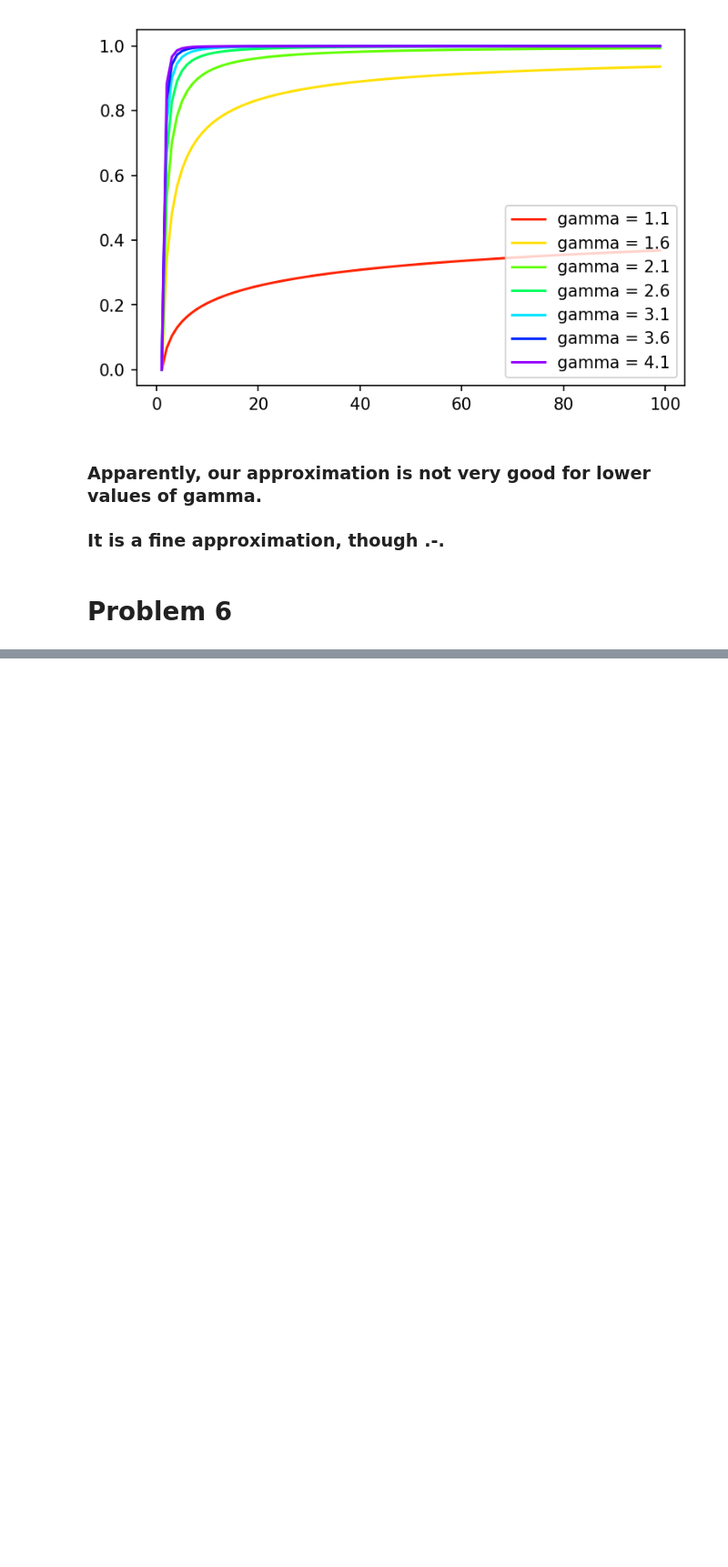
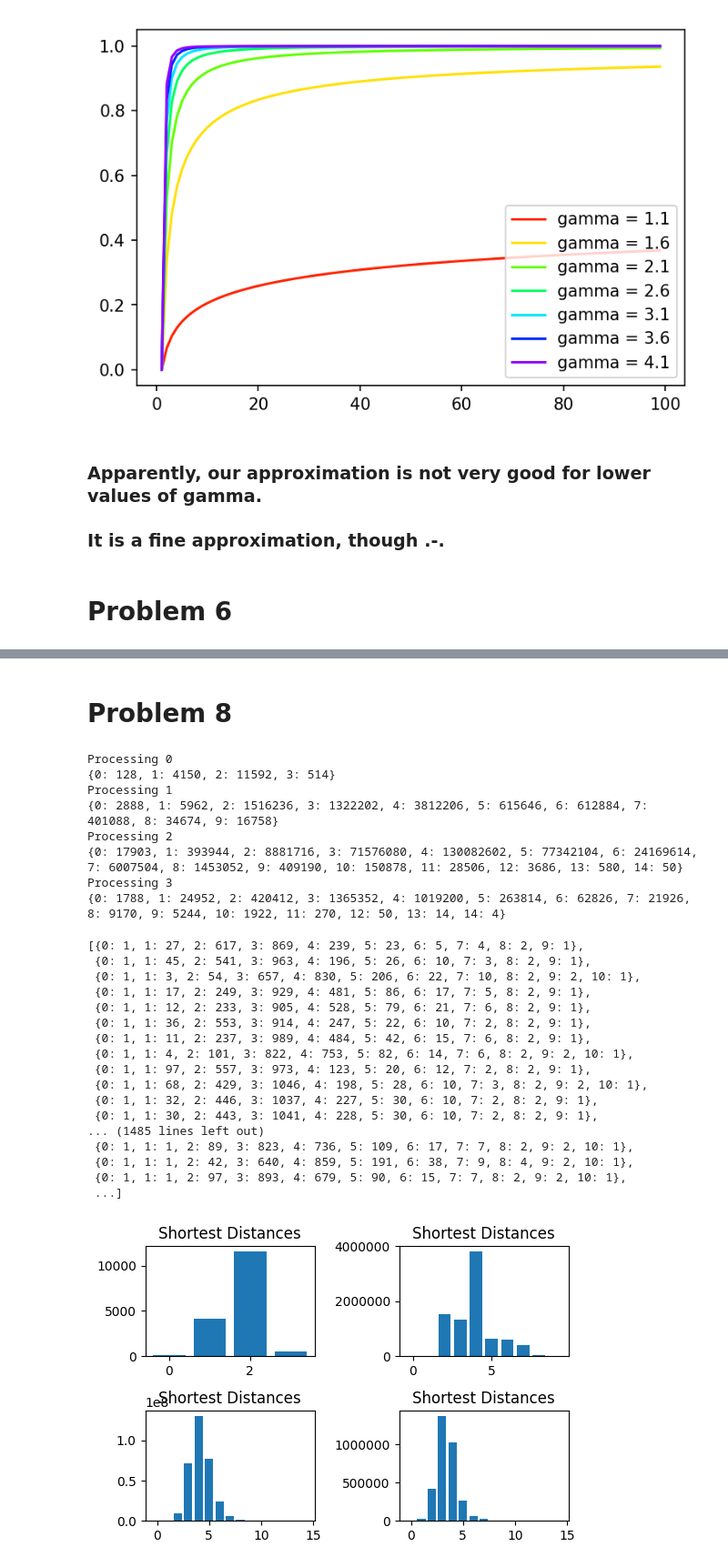
Before and after one commit to matheushjs/sandbox, a Jupyter notebook: complex_nets/lista1.ipynb, the cells around one changed output, grey strips where cells are left out. Shown at 91% size. Cells and saved outputs as stored; diff of their text form; code cells hidden in the pictures; blank space fills up the shorter version.

Commit message:
Do up to Problem 8

```diff
--- a/complex_nets/lista1.ipynb
+++ b/complex_nets/lista1.ipynb
@@ -530,0 +603,10 @@ plt.legend()
+# %%
+allNames = ["E-road", "Facebook", "astroPh", "Hamster"]
+
+for i in range(len(allG)):
+    print("==== " + allNames[i] + " ====")
+    print("Transitivity".center(30), nx.transitivity(allG[i]))
+    print("Avg. Clustering".center(30), nx.average_clustering(allG[i]))
+
+    clusters = list(dict(nx.clustering(allG[i])).values())
+    print("Max/Min Local Clustering".center(30), "{}/{}".format(np.max(clusters), np.min(clusters)))
@@ -530,0 +638,69 @@ plt.legend()
+# %% [markdown]
+# Problem 8
+# %%
+from multiprocessing import Pool
+
+fig, ax = plt.subplots(2, 2, dpi=100)
+ax = ax.ravel()
+plt.subplots_adjust(wspace=0.5, hspace=0.5)
+
+countList = []
+
+for i in range(len(allG)):
+    print("Processing", i)
+    G = allG[i]
+
+    def mapper(node):
+        dists = nx.single_source_shortest_path_length(G, node)
+        values = np.array(list(dict(dists).values()))
+        unique = np.unique(values)
+        counts = dict()
+        for i in unique:
+            counts[i] = np.sum(values == i)
+        return counts
+
+    with Pool(2) as p:
+        allCounts = p.map(mapper, [ node for node in G.nodes ])
+
+    myCounts = dict()
+    for count in allCounts:
+        for key in count.keys():
+            if key in myCounts.keys():
+                myCounts[key] += count[key]
+            else:
+                myCounts[key] = count[key]
+
+    print(myCounts)
+    countList.append(myCounts)
+
+    ax[i].set_title("Shortest Distances")
+    ax[i].bar(list(myCounts.keys()), list(myCounts.values()))
+
+countList
+# %% [output]
+Processing 0
+{0: 128, 1: 4150, 2: 11592, 3: 514}
+Processing 1
+{0: 2888, 1: 5962, 2: 1516236, 3: 1322202, 4: 3812206, 5: 615646, 6: 612884, 7: 401088, 8: 34674, 9: 16758}
+Processing 2
+{0: 17903, 1: 393944, 2: 8881716, 3: 71576080, 4: 130082602, 5: 77342104, 6: 24169614, 7: 6007504, 8: 1453052, 9: 409190, 10: 150878, 11: 28506, 12: 3686, 13: 580, 14: 50}
+Processing 3
+{0: 1788, 1: 24952, 2: 420412, 3: 1365352, 4: 1019200, 5: 263814, 6: 62826, 7: 21926, 8: 9170, 9: 5244, 10: 1922, 11: 270, 12: 50, 13: 14, 14: 4}
+[{0: 1, 1: 27, 2: 617, 3: 869, 4: 239, 5: 23, 6: 5, 7: 4, 8: 2, 9: 1},
+ {0: 1, 1: 45, 2: 541, 3: 963, 4: 196, 5: 26, 6: 10, 7: 3, 8: 2, 9: 1},
+ {0: 1, 1: 3, 2: 54, 3: 657, 4: 830, 5: 206, 6: 22, 7: 10, 8: 2, 9: 2, 10: 1},
+ {0: 1, 1: 17, 2: 249, 3: 929, 4: 481, 5: 86, 6: 17, 7: 5, 8: 2, 9: 1},
+ {0: 1, 1: 12, 2: 233, 3: 905, 4: 528, 5: 79, 6: 21, 7: 6, 8: 2, 9: 1},
+ {0: 1, 1: 36, 2: 553, 3: 914, 4: 247, 5: 22, 6: 10, 7: 2, 8: 2, 9: 1},
+ {0: 1, 1: 11, 2: 237, 3: 989, 4: 484, 5: 42, 6: 15, 7: 6, 8: 2, 9: 1},
+ {0: 1, 1: 4, 2: 101, 3: 822, 4: 753, 5: 82, 6: 14, 7: 6, 8: 2, 9: 2, 10: 1},
+ {0: 1, 1: 97, 2: 557, 3: 973, 4: 123, 5: 20, 6: 12, 7: 2, 8: 2, 9: 1},
+ {0: 1, 1: 68, 2: 429, 3: 1046, 4: 198, 5: 28, 6: 10, 7: 3, 8: 2, 9: 2, 10: 1},
+ {0: 1, 1: 32, 2: 446, 3: 1037, 4: 227, 5: 30, 6: 10, 7: 2, 8: 2, 9: 1},
+ {0: 1, 1: 30, 2: 443, 3: 1041, 4: 228, 5: 30, 6: 10, 7: 2, 8: 2, 9: 1},
+... (1485 lines left out)
+ {0: 1, 1: 1, 2: 89, 3: 823, 4: 736, 5: 109, 6: 17, 7: 7, 8: 2, 9: 2, 10: 1},
+ {0: 1, 1: 1, 2: 42, 3: 640, 4: 859, 5: 191, 6: 38, 7: 9, 8: 4, 9: 2, 10: 1},
+ {0: 1, 1: 1, 2: 97, 3: 893, 4: 679, 5: 90, 6: 15, 7: 7, 8: 2, 9: 2, 10: 1},
+ ...]
+[figure, added]
```
Also changed, not shown: parts of 16 cells of this notebook.
